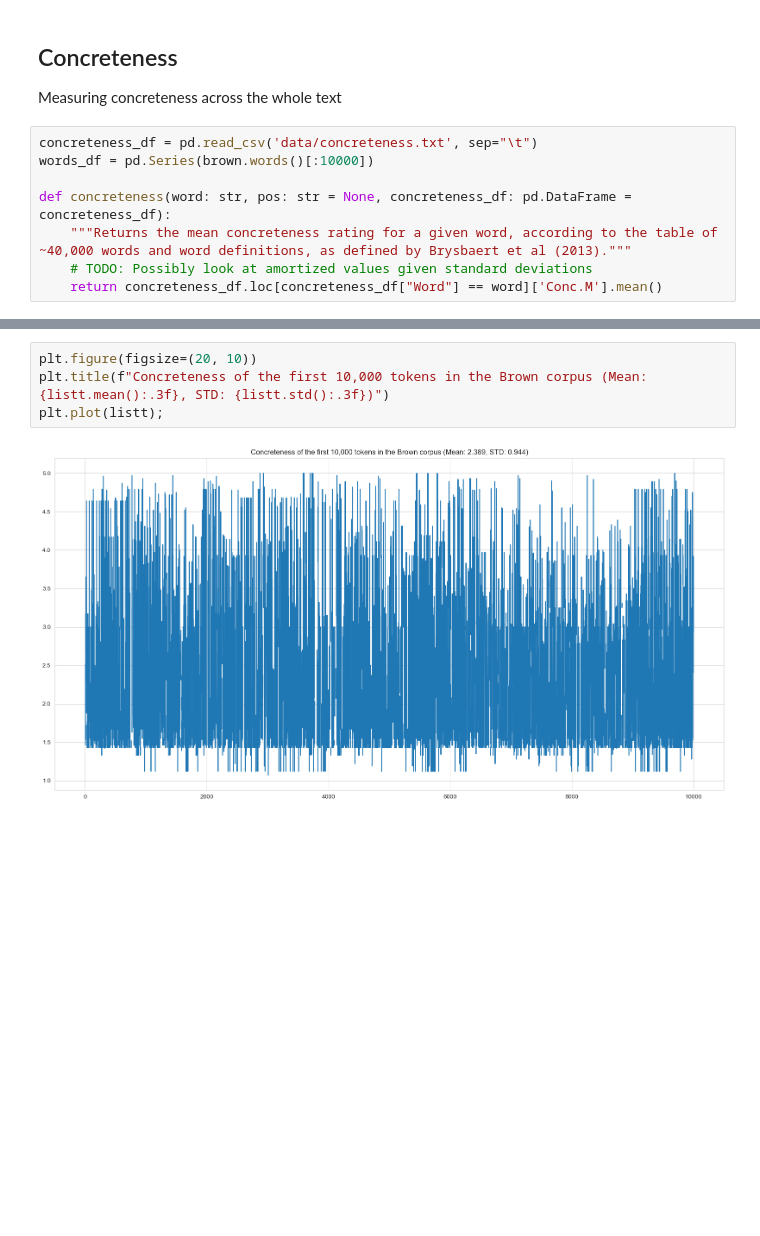
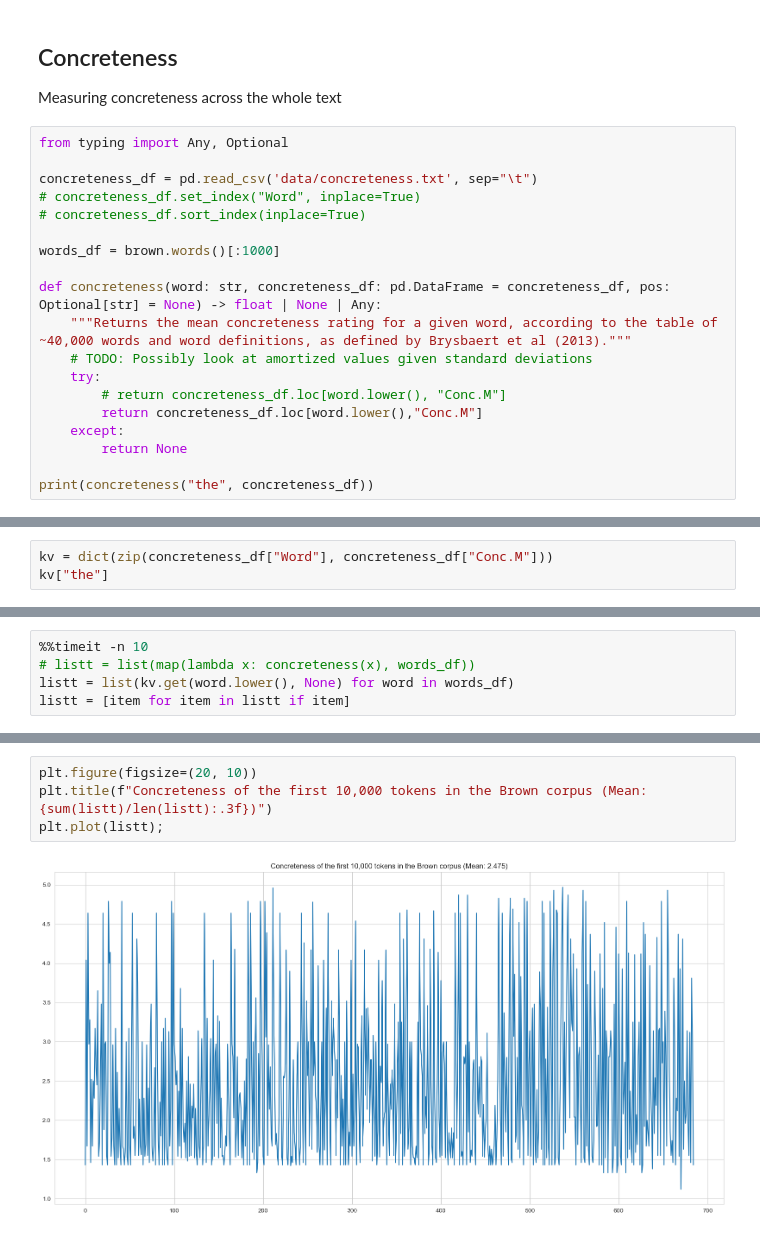
Before and after one commit to m-krastev/creative-thesis, a Jupyter notebook: src/imageability_concreteness.ipynb, the cells around one changed output, grey strips where cells are left out. Drawn from its saved outputs; the diff is of its cells as text; blank space fills up the shorter version.

```diff
--- a/src/imageability_concreteness.ipynb
+++ b/src/imageability_concreteness.ipynb
@@ -11,10 +11,21 @@ sns.set_style('whitegrid')
 ## Concreteness
 Measuring concreteness across the whole text
 # %%
+from typing import Any, Optional
+
 concreteness_df = pd.read_csv('data/concreteness.txt', sep="\t")
-words_df = pd.Series(brown.words()[:10000])
+# concreteness_df.set_index("Word", inplace=True)
+# concreteness_df.sort_index(inplace=True)
 
-def concreteness(word: str, pos: str = None, concreteness_df: pd.DataFrame = concreteness_df):
+words_df = brown.words()[:1000]
+
+def concreteness(word: str, concreteness_df: pd.DataFrame = concreteness_df, pos: Optional[str] = None) -> float | None | Any:
     """Returns the mean concreteness rating for a given word, according to the table of ~40,000 words and word definitions, as defined by Brysbaert et al (2013)."""
     # TODO: Possibly look at amortized values given standard deviations
-    return concreteness_df.loc[concreteness_df["Word"] == word]['Conc.M'].mean()
+    try:
+        # return concreteness_df.loc[word.lower(), "Conc.M"]
+        return concreteness_df.loc[word.lower(),"Conc.M"]
+    except:
+        return None
+
+print(concreteness("the", concreteness_df))
@@ -23,0 +34,3 @@ listt = words_df.apply(lambda word: concreteness_df.loc[concreteness_df["Word"]
+# %%
+kv = dict(zip(concreteness_df["Word"], concreteness_df["Conc.M"]))
+kv["the"]
@@ -23,0 +39,5 @@ listt = words_df.apply(lambda word: concreteness_df.loc[concreteness_df["Word"]
+# %%
+%%timeit -n 10
+# listt = list(map(lambda x: concreteness(x), words_df))
+listt = list(kv.get(word.lower(), None) for word in words_df)
+listt = [item for item in listt if item]
@@ -24,6 +46,6 @@ listt = words_df.apply(lambda word: concreteness_df.loc[concreteness_df["Word"]
 # %%
 plt.figure(figsize=(20, 10))
-plt.title(f"Concreteness of the first 10,000 tokens in the Brown corpus (Mean: {listt.mean():.3f}, STD: {listt.std():.3f})")
+plt.title(f"Concreteness of the first 10,000 tokens in the Brown corpus (Mean: {sum(listt)/len(listt):.3f})")
 plt.plot(listt);
 # %% [output]
-[figure, old version]
+[figure, new version]
```
Also changed, not shown: parts of 7 cells of this notebook, 4 other files.
